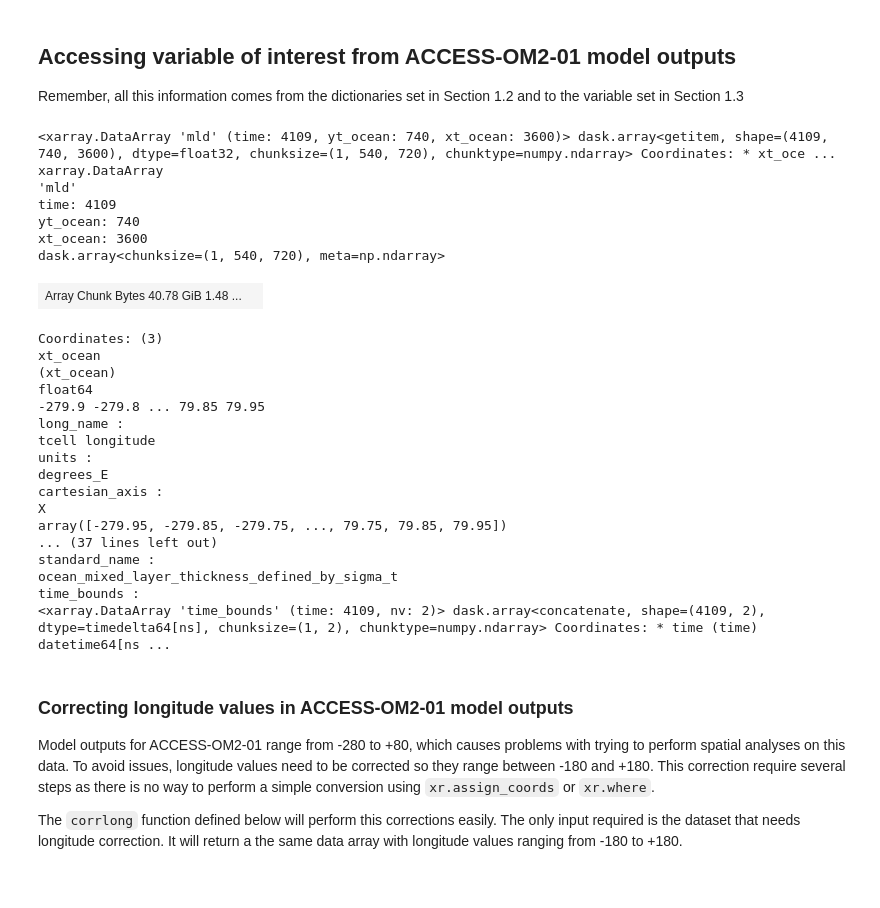
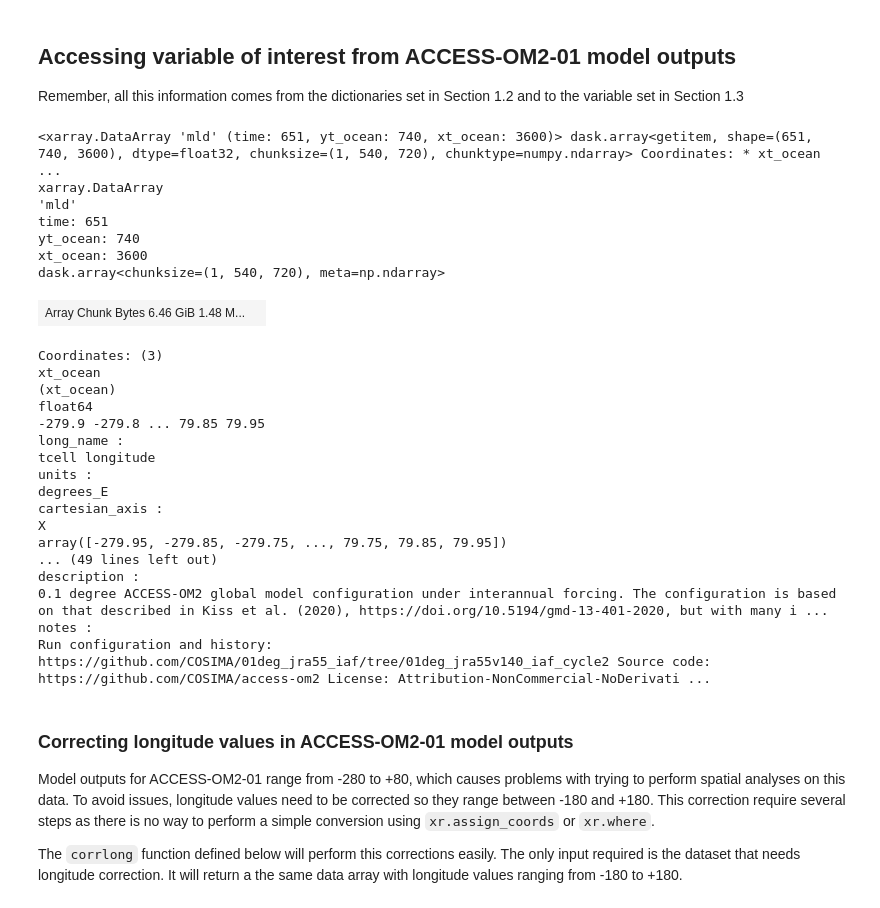
Before and after one commit to lidefi87/ACCESS_scripts_DFA, a Jupyter notebook: Scripts/ZonalStatistics.ipynb, the cells around one changed output. Drawn from its saved outputs; the diff is of its cells as text; code cells hidden in the pictures.

```diff
--- a/Scripts/ZonalStatistics.ipynb
+++ b/Scripts/ZonalStatistics.ipynb
@@ -44,9 +54,9 @@ session = cc.database.create_session()
 varDict = OrderedDict([
     ('mld', {'model': 'ACCESS-OM2-01',
              'expt': '01deg_jra55v140_iaf_cycle2', # ACCESS-OM2-01 cycle 2
-             'freq': '1 daily',
-             'start_date': [str(i)+'-12-01' for i in range(1964, 1975, 1)], #Given as a list of time steps, but can also be used with a single date
-             'end_date': [str(i)+'-12-31' for i in range(1965, 1976, 1)], #As above
+             'freq': '1 monthly',
+             'start_date': [str(i)+'-12-01' for i in range(1964, 2018, 1)], #Given as a list of time steps, but can also be used with a single date
+             'end_date': [str(i)+'-12-31' for i in range(1965, 2019, 1)], #As above
              'offset': np.nan, #Used to apply corrections
              'long_name': 'mixed layer depth', #Used mainly to label graphs
              'short_name': 'MLD', #Used mainly to label graphs
@@ -199,23 +218,24 @@ geolon_t geolat_t
 ## Accessing variable of interest from ACCESS-OM2-01 model outputs
 Remember, all this information comes from the dictionaries set in Section 1.2 and to the variable set in Section 1.3
 # %%
-SO_varInt = zsf.getACCESSdata(var_id, varDict[var_id]['start_date'][0], varDict[var_id]['end_date'][-1], freq = varDict[var_id]['freq'], ses = session)
+SO_varInt = zsf.getACCESSdata(var_id, varDict[var_id]['start_date'][0], varDict[var_id]['end_date'][-1],
+                              freq = varDict[var_id]['freq'], ses = session)
 
 #Applying correction (offset) if necessary
 if not pd.isnull(varDict[var_id]['offset']):
     SO_varInt = SO_varInt+varDict[var_id]['offset']
 
 #Checking data
 SO_varInt
 # %% [output]
-<xarray.DataArray 'mld' (time: 4109, yt_ocean: 740, xt_ocean: 3600)> dask.array<getitem, shape=(4109, 740, 3600), dtype=float32, chunksize=(1, 540, 720), chunktype=numpy.ndarray> Coordinates: * xt_oce ...
+<xarray.DataArray 'mld' (time: 651, yt_ocean: 740, xt_ocean: 3600)> dask.array<getitem, shape=(651, 740, 3600), dtype=float32, chunksize=(1, 540, 720), chunktype=numpy.ndarray> Coordinates: * xt_ocean ...
 xarray.DataArray
 'mld'
-time: 4109
+time: 651
 yt_ocean: 740
 xt_ocean: 3600
 dask.array<chunksize=(1, 540, 720), meta=np.ndarray>
-| Array Chunk Bytes 40.78 GiB 1.48 ... |  |
+| Array Chunk Bytes 6.46 GiB 1.48 M... |  |
 Coordinates: (3)
 xt_ocean
 (xt_ocean)
@@ -228,11 +248,11 @@ degrees_E
 cartesian_axis :
 X
 array([-279.95, -279.85, -279.75, ..., 79.75, 79.85, 79.95])
-... (37 lines left out)
-standard_name :
-ocean_mixed_layer_thickness_defined_by_sigma_t
-time_bounds :
-<xarray.DataArray 'time_bounds' (time: 4109, nv: 2)> dask.array<concatenate, shape=(4109, 2), dtype=timedelta64[ns], chunksize=(1, 2), chunktype=numpy.ndarray> Coordinates: * time (time) datetime64[ns ...
+... (49 lines left out)
+description :
+0.1 degree ACCESS-OM2 global model configuration under interannual forcing. The configuration is based on that described in Kiss et al. (2020), https://doi.org/10.5194/gmd-13-401-2020, but with many i ...
+notes :
+Run configuration and history: https://github.com/COSIMA/01deg_jra55_iaf/tree/01deg_jra55v140_iaf_cycle2 Source code: https://github.com/COSIMA/access-om2 License: Attribution-NonCommercial-NoDerivati ...
 # %% [markdown]
 ### Correcting longitude values in ACCESS-OM2-01 model outputs
 Model outputs for ACCESS-OM2-01 range from -280 to +80, which causes problems with trying to perform spatial analyses on this data. To avoid issues, longitude values need to be corrected so they range between -180 and +180. This correction require several steps as there is no way to perform a simple conversion using `xr.assign_coords` or `xr.where`.
```
Also changed, not shown: parts of 24 cells of this notebook.
